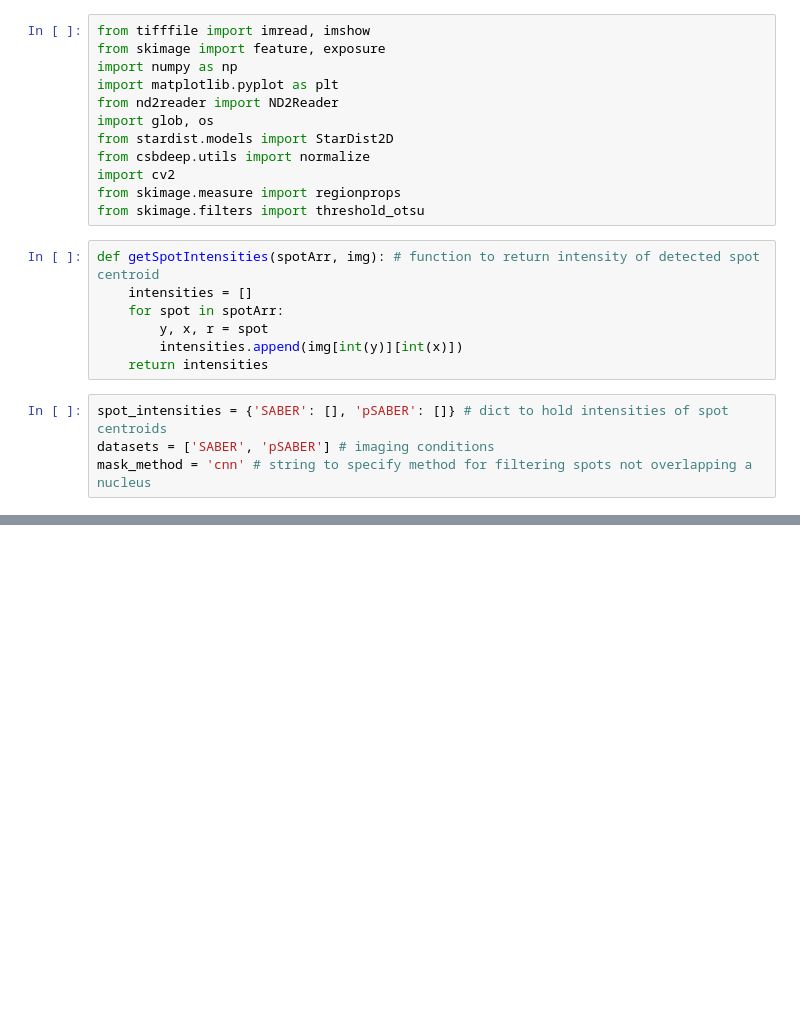
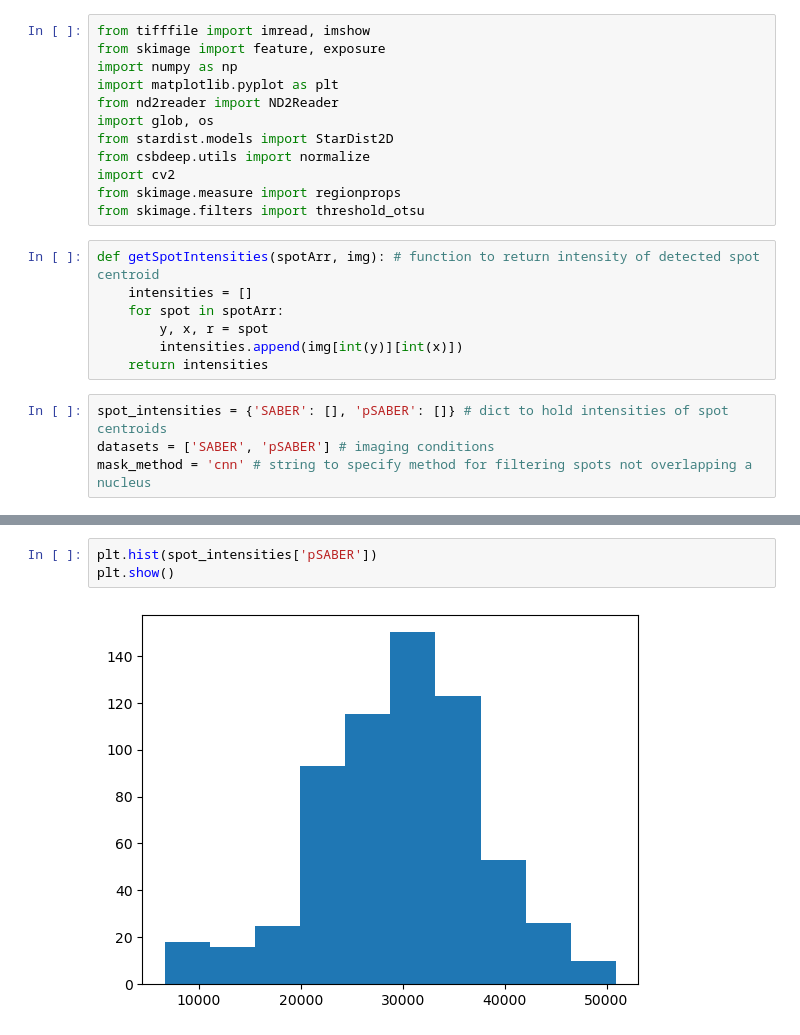
Before and after one commit to beliveau-lab/SABER-Spot-Quant, a Jupyter notebook: spot_detection.ipynb, the cells around one changed output, grey strips where cells are left out. Cells and saved outputs as stored; diff of their text form; blank space fills up the shorter version.

```diff
--- a/spot_detection.ipynb
+++ b/spot_detection.ipynb
@@ -133,0 +100,5 @@ print(len(spot_intensities['pSABER']))
+# %%
+plt.hist(spot_intensities['pSABER'])
+plt.show()
+# %% [output]
+[figure, added]
```
Also changed, not shown: parts of 3 cells of this notebook, 1 other file.
